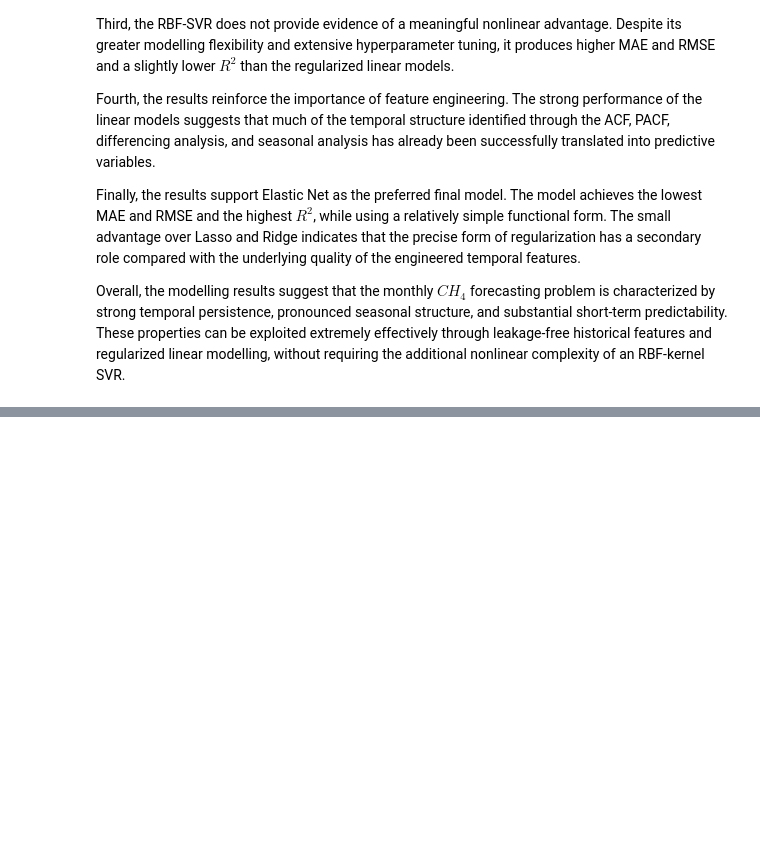
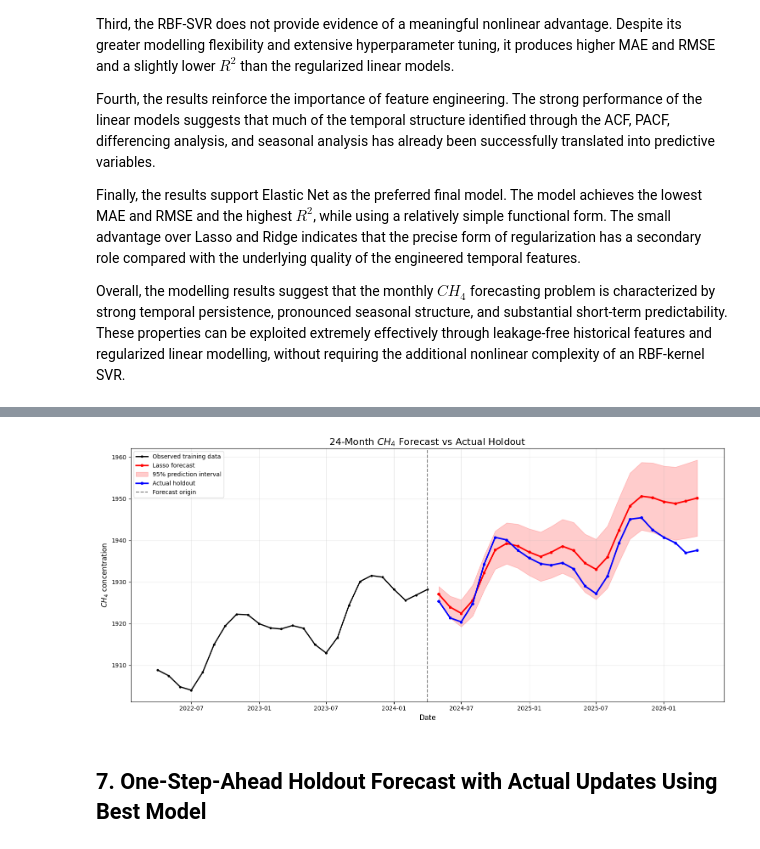
Before and after one commit to the-paulbear/noaa-greenhouse-gas-forecasting, a Jupyter notebook: machine_learning/CH4.ipynb, the cells around one changed output, grey strips where cells are left out. Saved outputs shown, nothing was run; the diff lists cells and outputs as text; code cells hidden in the pictures; blank space fills up the shorter version.

```diff
--- a/machine_learning/CH4.ipynb
+++ b/machine_learning/CH4.ipynb
@@ -4387 +2783,59 @@ plt.show()
+# %%
+# Settings
+zoom_history_months = 24
+# Holdout data
+holdout = holdout.sort_index()
+# Determine forecast origin
+last_training_date = holdout.index[0] - pd.offsets.MonthBegin(1)
+# Select historical data immediately before holdout
+zoom_start_date = (last_training_date
+    - pd.DateOffset(months=zoom_history_months)
+)
+historical_zoom = historical_data.loc[
+    historical_data.index >= zoom_start_date
+]
+# Create plot
+plt.figure(figsize=(15, 7))
+
+# 1. Historical observations used for training
+plt.plot(historical_zoom.index,historical_zoom[target_col],
+    color="black",linewidth=2,marker="o",markersize=3,
+    label="Observed training data"
+)
+
+# 2. Lasso 24-month forecast
+plt.plot(forecast_df.index,forecast_df["forecast"],
+    color="red",linewidth=2.5,marker="o",markersize=4,
+    label="Lasso forecast"
+)
+
+# 3. 95% prediction interval
+plt.fill_between(forecast_df.index,forecast_df["lower_95"],
+    forecast_df["upper_95"],color="red",alpha=0.20,
+    label="95% prediction interval"
+)
+
+# 4. Actual holdout observations
+plt.plot(holdout.index,holdout[target_col],
+    color="blue",linewidth=2.5,marker="o",markersize=4,
+    label="Actual holdout"
+)
+
+# 5. Forecast origin
+plt.axvline(x=last_training_date,color="gray",
+    linestyle="--",linewidth=1.5,label="Forecast origin"
+)
+# Formatting
+plt.title("24-Month $CH_4$ Forecast vs Actual Holdout",fontsize=16)
+plt.xlabel("Date",fontsize=12)
+plt.ylabel("$CH_4$ concentration",fontsize=12)
+plt.legend(loc="best")
+plt.grid(alpha=0.25)
+plt.tight_layout()
+
+plt.show()
+# %% [output]
+[figure, added]
+# %% [markdown]
+## **7. One-Step-Ahead Holdout Forecast with Actual Updates Using Best Model**
 # %%
```
Also changed, not shown: parts of 23 cells of this notebook.
